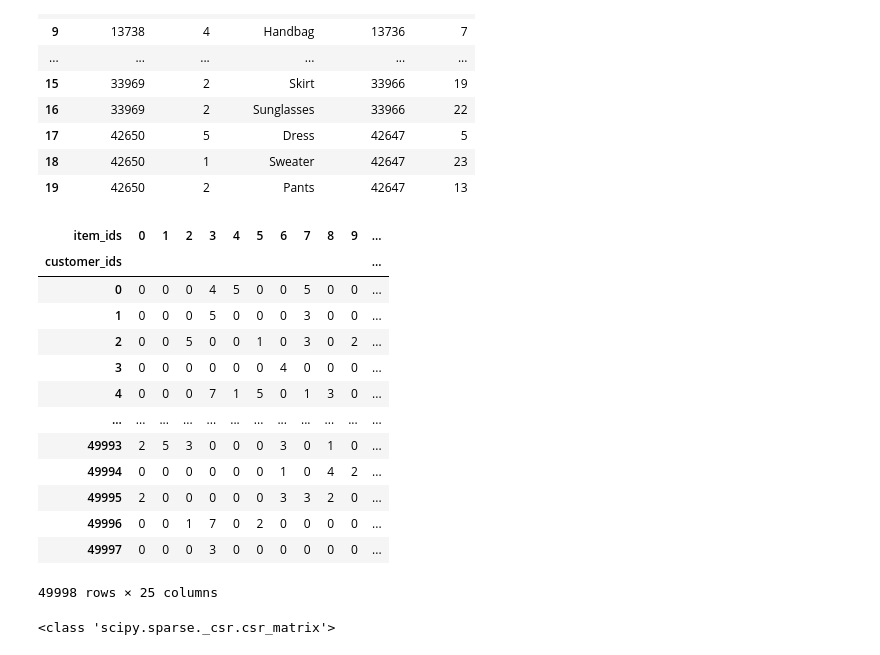
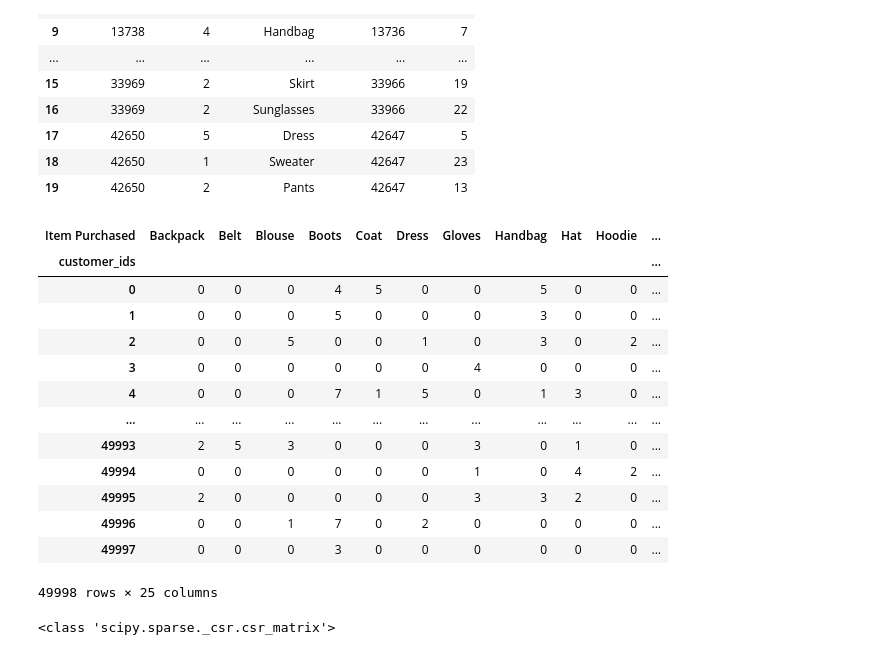
Before and after one commit to TonyNewness/Product-Recommendation, a Jupyter notebook: Copy_of_Main_Group_2_project.ipynb, the cells around one changed output. Cells and saved outputs as stored; diff of their text form; code cells hidden in the pictures.

```diff
--- a/Copy_of_Main_Group_2_project.ipynb
+++ b/Copy_of_Main_Group_2_project.ipynb
@@ -377,10 +377,10 @@ data.head(20)
 | 18 | 42650 | 1 | Sweater | 42647 | 23 |
 | 19 | 42650 | 2 | Pants | 42647 | 13 |
 # %%
-pivot = pd.pivot_table(data, values= 'Quantity', index= 'customer_ids', columns= 'item_ids', aggfunc= 'sum', fill_value= 0)
+pivot = pd.pivot_table(data, values= 'Quantity', index= 'customer_ids', columns= 'Item Purchased', aggfunc= 'sum', fill_value= 0)
 pivot
 # %% [output]
-| item_ids | 0 | 1 | 2 | 3 | 4 | 5 | 6 | 7 | 8 | 9 | ... |
+| Item Purchased | Backpack | Belt | Blouse | Boots | Coat | Dress | Gloves | Handbag | Hat | Hoodie | ... |
 | customer_ids |  |  |  |  |  |  |  |  |  |  | ... |
 | 0 | 0 | 0 | 0 | 4 | 5 | 0 | 0 | 5 | 0 | 0 | ... |
 | 1 | 0 | 0 | 0 | 5 | 0 | 0 | 0 | 3 | 0 | 0 | ... |
```
Also changed, not shown: parts of 5 cells of this notebook.
